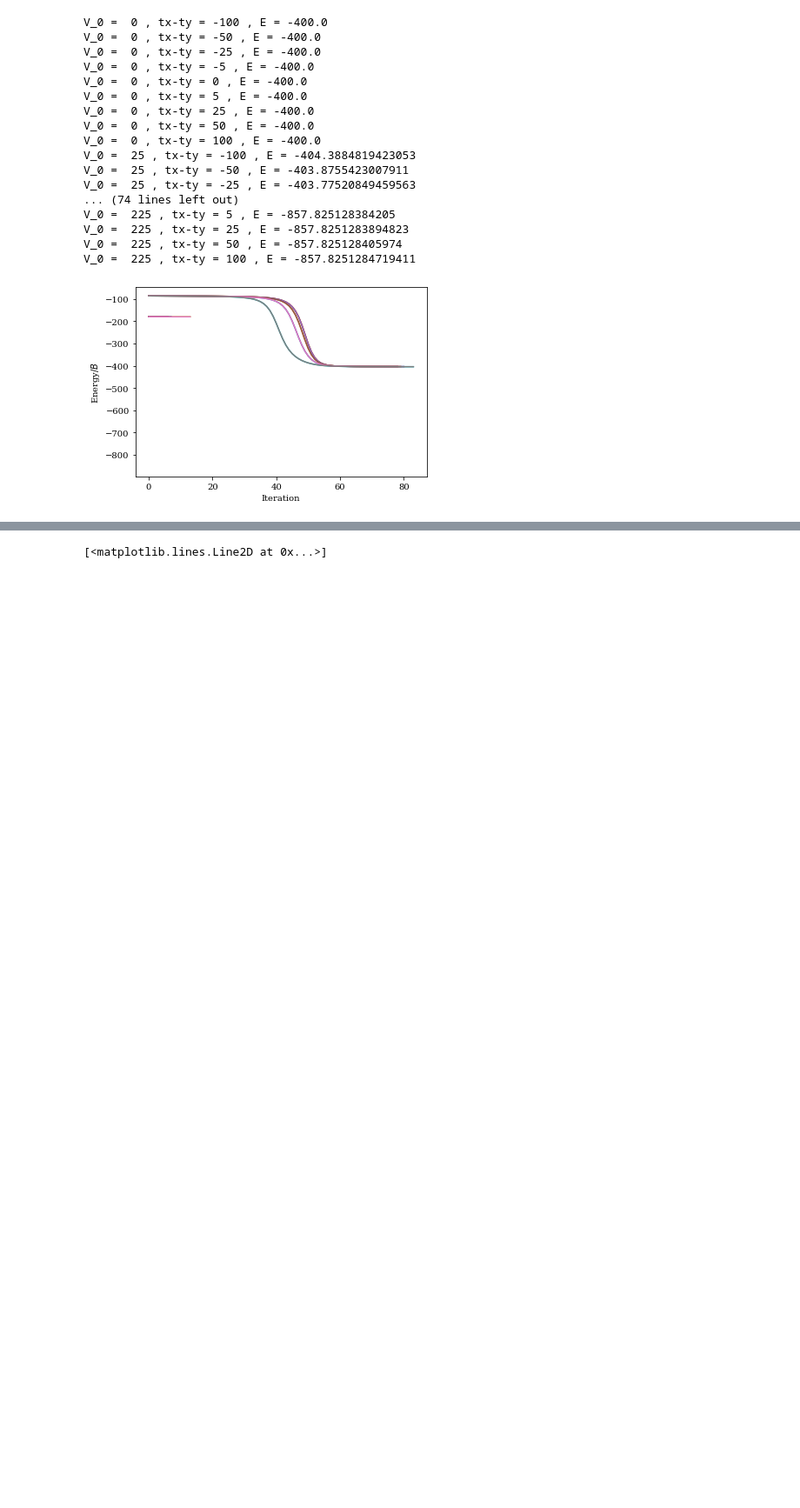
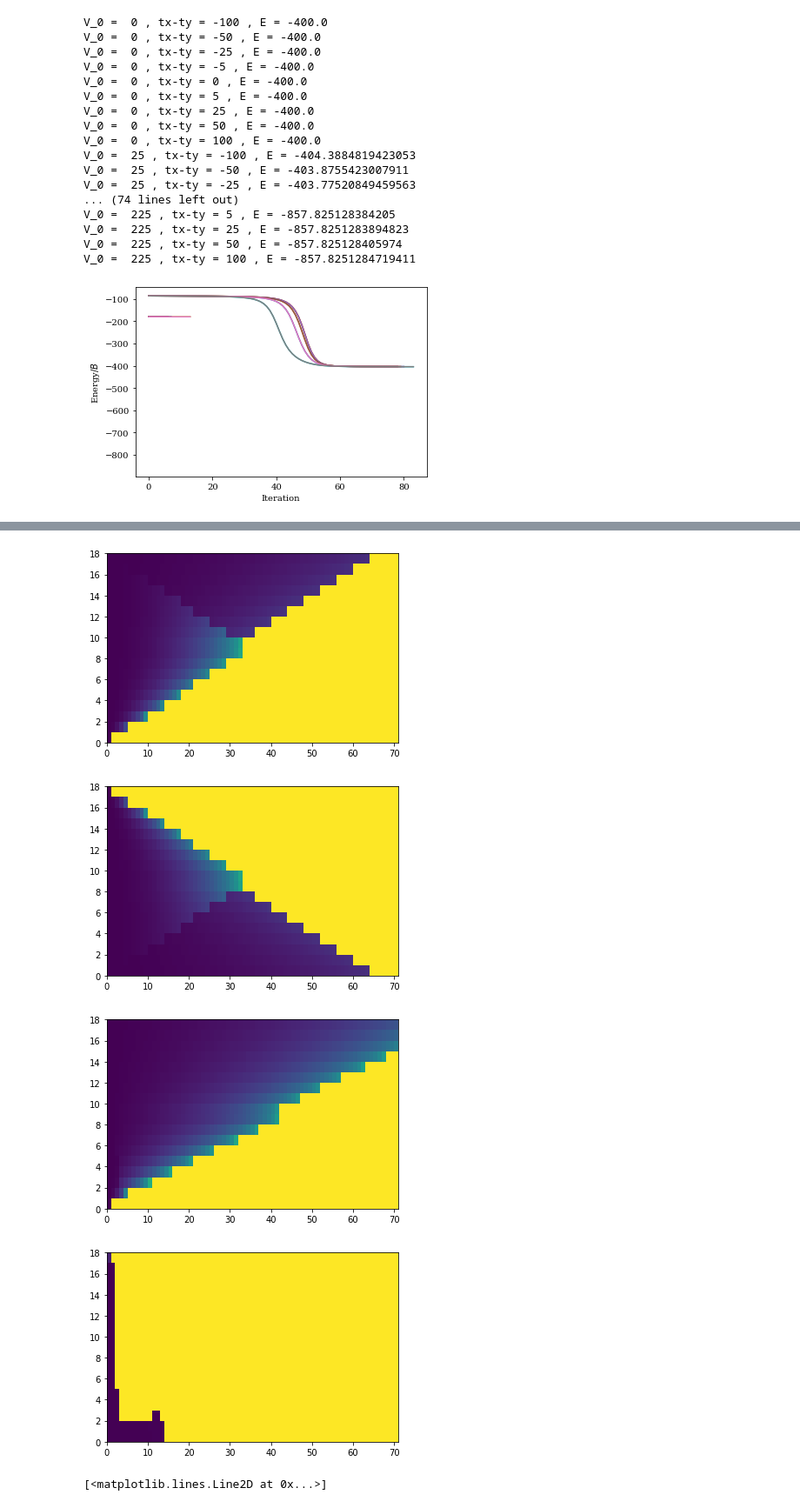
Before and after one commit to Progklui/rotor_lattice_models, a Jupyter notebook: phase_diag.ipynb, the cells around one changed output, grey strips where cells are left out. Shown at 87% size. Cells and saved outputs as stored; diff of their text form; code cells hidden in the pictures; blank space fills up the shorter version.

```diff
--- a/phase_diag.ipynb
+++ b/phase_diag.ipynb
@@ -630,3 +655,13 @@ plt.pcolormesh(E_fo_arr.real-E_fdh_arr.real)
+# %%
+plt.pcolormesh(Tx_fo.real); plt.show()
+plt.pcolormesh(Ty_fo.real); plt.show()
+plt.pcolormesh(Tx_fdh.real); plt.show()
+plt.pcolormesh(Ty_fdh.real); plt.show()
+# %% [output]
+[figure, added]
+[figure, added]
+[figure, added]
+[figure, added]
 # %%
 plt.plot(E_fo_arr[8])
 plt.plot(E_fdh_arr[8])
```
Also changed, not shown: parts of 11 cells of this notebook, 2 other files.
